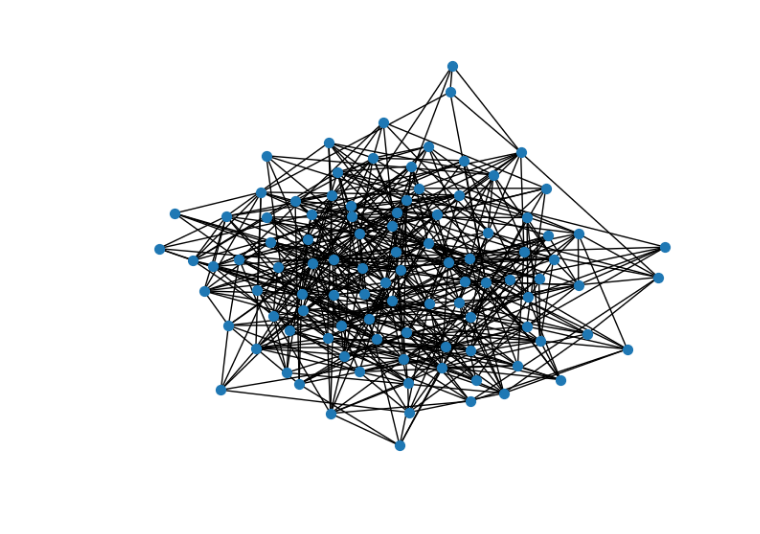
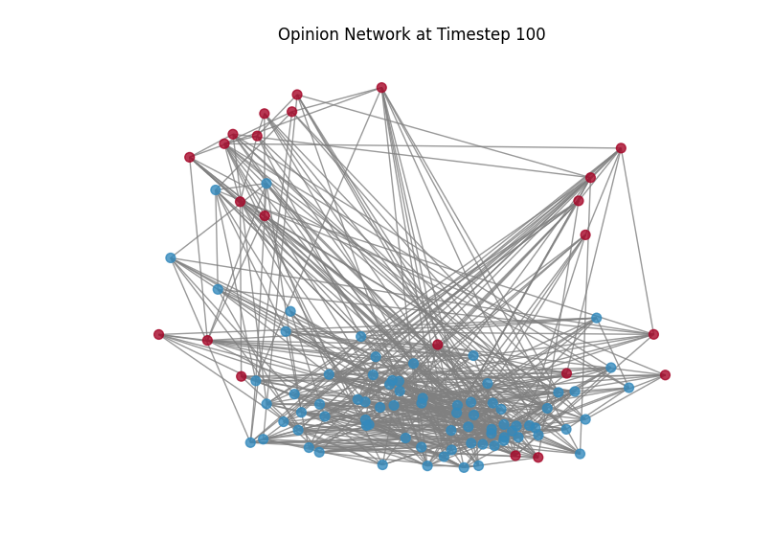
Before and after one commit to JonasMnsing/opinion_dynamics, a Jupyter notebook: ipynb/social_impact.ipynb, the cells around one changed output. Cells and saved outputs as stored; diff of their text form; code cells hidden in the pictures.

```diff
--- a/ipynb/social_impact.ipynb
+++ b/ipynb/social_impact.ipynb
@@ -2,6 +2,10 @@
 import numpy as np
 import networkx as nx
 import matplotlib.pyplot as plt
+import matplotlib.animation as animation
+
+blue_color  = '#348ABD'
+red_color   = '#A60628'
 # %%
 avg_opinion = np.load(f"../data/social_impact_avg_opinion.npy")
 int_density = np.load(f"../data/social_impact_int_density.npy")
@@ -28,7 +32,39 @@ Text(0, 0.5, 'Interface Density')
-# %%
-G           = nx.from_numpy_array(con_matrix)
-pos         = nx.spring_layout(G)
-
-nx.draw(G, pos=pos, node_size=50)
-# %% [output]
-[figure, removed]
+# %%
+def plot_opinion_graph_at_timestep(opinions, con_matrix, t_step=-1, red_color='#A60628', blue_color='#348ABD', layout_seed=42):
+
+    # Construct weighted edges based on opinion alignment
+    edges = [
+        (i, j, opinions[t_step, i] * opinions[t_step, j])
+        for i in range(con_matrix.shape[0])
+        for j in range(i+1, con_matrix.shape[0])
+        if con_matrix[i, j] != 0
+    ]
+
+    # Create graph
+    G = nx.Graph()
+    G.add_weighted_edges_from(edges)
+
+    # Node colors based on opinions
+    node_opinions = opinions[t_step, list(G.nodes)]
+    node_colors = [red_color if val > 0 else blue_color for val in node_opinions]
+
+    # Layout based on edge weights
+    pos = nx.spring_layout(G, seed=layout_seed, weight='weight')
+
+    # Draw the graph
+    plt.figure()
+    nx.draw(
+        G, pos,
+        node_color=node_colors,
+        edge_color='gray',
+        node_size=50,
+        alpha=0.8
+    )
+    plt.title(f"Opinion Network at Timestep {t_step}")
+    plt.axis("off")
+    plt.show()
+
+t_step  = 100
+plot_opinion_graph_at_timestep(opinions, con_matrix, t_step)
+# %% [output]
+[figure, added]
```
Also changed, not shown: parts of 3 cells of this notebook, 23 other files.
